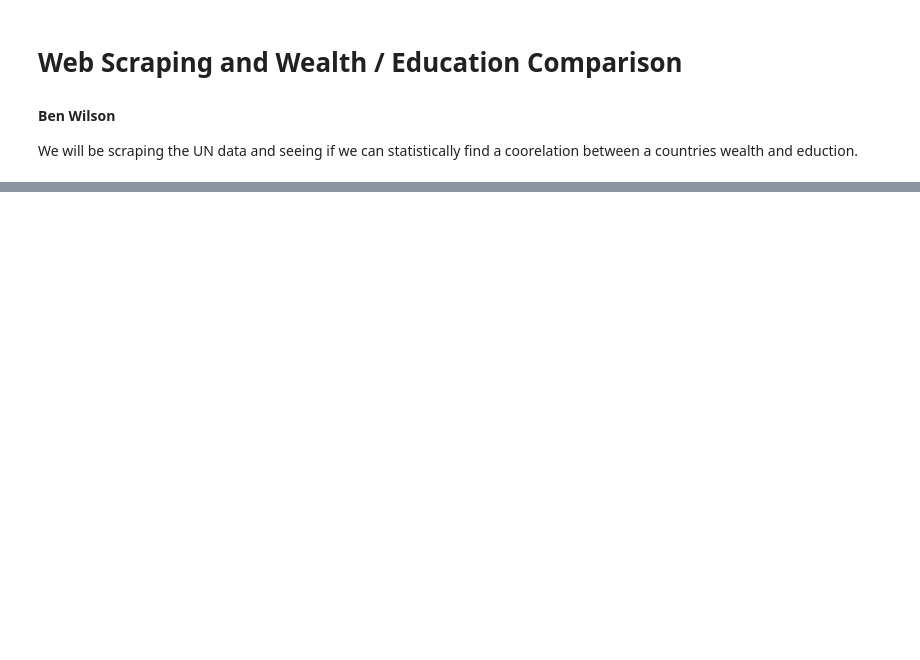
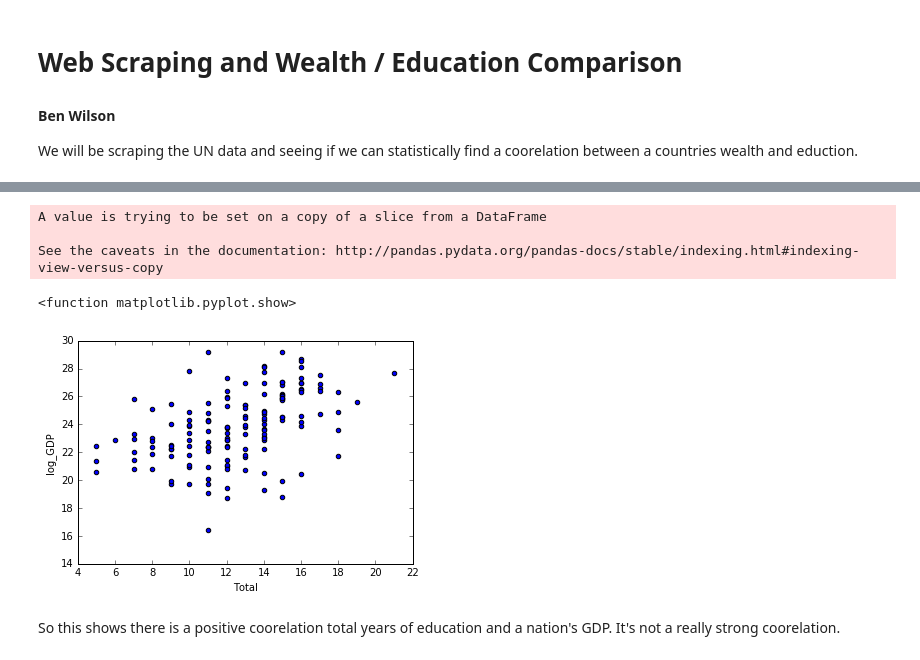
Before and after one commit to bwilson668/thinkful, a Jupyter notebook: unit-3/education.ipynb, the cells around one changed output, grey strips where cells are left out. Drawn from its saved outputs; the diff is of its cells as text; code cells hidden in the pictures; blank space fills up the shorter version.

```diff
--- a/unit-3/education.ipynb
+++ b/unit-3/education.ipynb
@@ -61,0 +106,4 @@ with con:
+# %%
+country_table[['Total', 'Men', 'Women']] = country_table[['Total', 'Men', 'Women']].apply(pd.to_numeric, errors='coerce')
+
+print country_table[:10]
@@ -61,0 +124,21 @@ with con:
+# %%
+import csv
+
+gdp_headers = ['country_name', '1999', '2000', '2001', '2002', '2003', '2004', '2005', '2006', '2007', '2008', '2009', '2010', '2011']
+
+country_gdp = pandas.DataFrame(columns = gdp_headers)
+with open('API_NY.GDP.MKTP.CD_DS2_en_csv_v2.csv', 'rU') as inputFile:
+    next(inputFile)
+    next(inputFile)
+    next(inputFile)
+    next(inputFile)
+    header = next(inputFile)
+    inputReader = csv.reader(inputFile)
+    gdp_row_num = 0
+    for line in inputReader:
+        row_curr = [line[0]]
+        row_curr.extend(line[43:-5])
+        country_gdp.loc[gdp_row_num] = row_curr
+        gdp_row_num += 1
+
+print country_gdp[:2]
@@ -61,0 +163,2 @@ with con:
+# %%
+country_gdp[country_gdp.columns[1:-1]] = country_gdp[country_gdp.columns[1:-1]].apply(pd.to_numeric, errors='coerce')
@@ -61,0 +174,22 @@ with con:
+# %%
+%matplotlib inline
+import matplotlib.pyplot as plt
+
+country_table['GDP'] = np.nan
+for i in range(edu_row_num):
+    find_index = country_gdp[country_gdp['country_name'] == country_table['Country or area'][i]].index
+    if len(find_index) > 0:
+        row_index = find_index.tolist()[0]
+        country_table['GDP'][i] = country_gdp[country_table['Year'][i]][row_index]
+edu_gdp = country_table[np.isfinite(country_table['GDP'])][['Country or area', 'Total', 'GDP']]
+edu_gdp['log_GDP'] = np.log(edu_gdp['GDP'])
+edu_gdp.plot(kind = 'scatter', x = 'Total', y = 'log_GDP')
+plt.show
+# %% [output]
+A value is trying to be set on a copy of a slice from a DataFrame
+
+See the caveats in the documentation: http://pandas.pydata.org/pandas-docs/stable/indexing.html#indexing-view-versus-copy
+<function matplotlib.pyplot.show>
+[figure, added]
+# %% [markdown]
+So this shows there is a positive coorelation total years of education and a nation's GDP. It's not a really strong coorelation.
```
Also changed, not shown: parts of 12 cells of this notebook, 1 other file.
